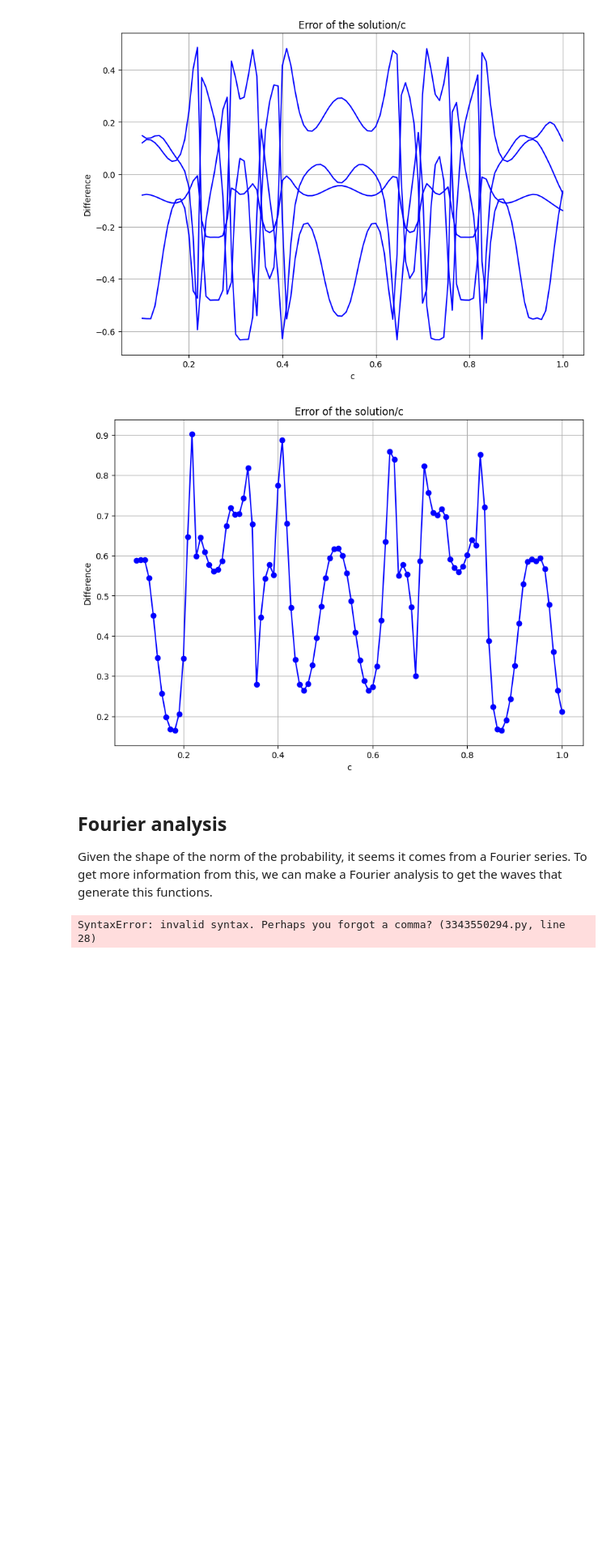
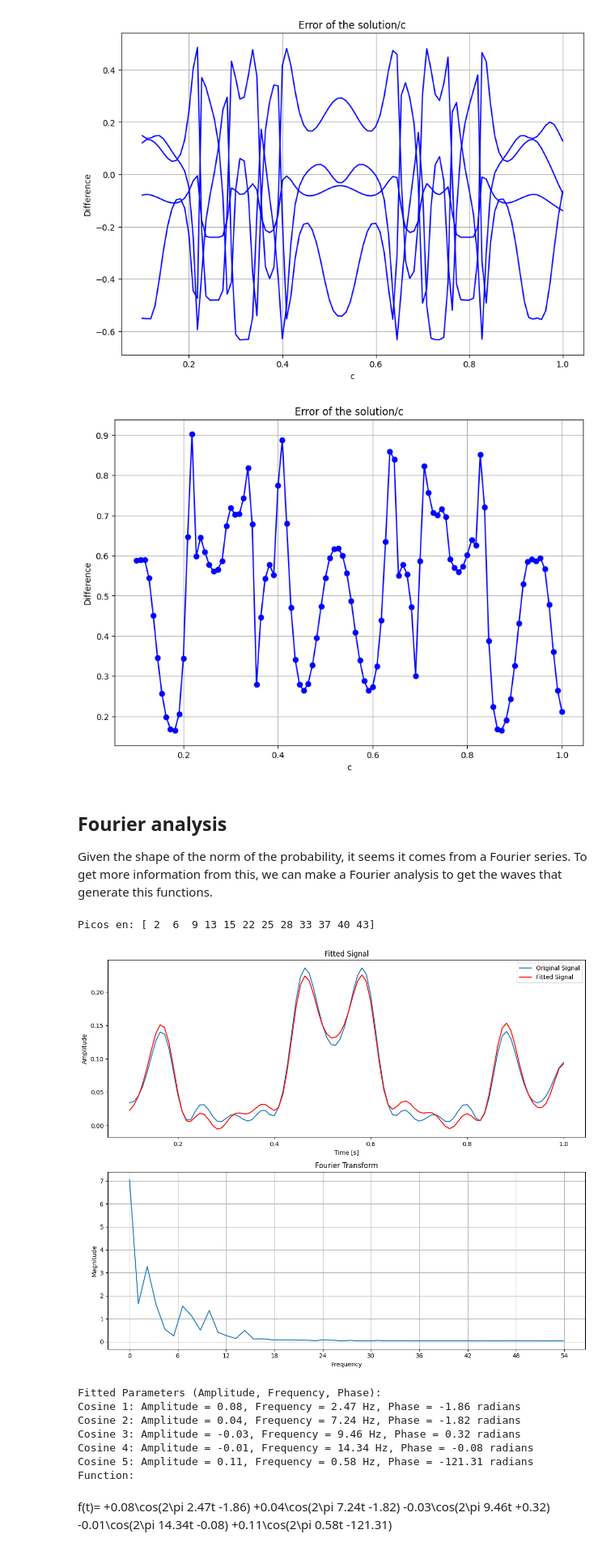
Before and after one commit to Nicofero/CITMAGA, a Jupyter notebook: b_side_approx.ipynb, the cells around one changed output. Shown at 81% size. Cells and saved outputs as stored; diff of their text form; code cells hidden in the pictures; blank space fills up the shorter version.

```diff
--- a/b_side_approx.ipynb
+++ b/b_side_approx.ipynb
@@ -932,7 +932,7 @@ plt.ylabel('Amplitude')
 
 # Plot the magnitude of the FFT result
 plt.subplot(2, 1, 2)
-plt.plot(positive_freqs[], np.abs(positive_fft_result))  # Only plot the positive frequencies
+plt.plot(positive_freqs, np.abs(positive_fft_result))  # Only plot the positive frequencies
 plt.title('Fourier Transform')
 plt.xlabel('Frequency')
 plt.ylabel('Magnitude')
@@ -968,32 +968,41 @@ y_fitted = model_func(arr, *popt)
 plt.subplot(2, 1, 1)
 plt.plot(arr, y_fitted, label='Fitted Signal', color='red')
 plt.title('Fitted Signal')
 plt.legend()
 
 plt.tight_layout()
 
 plt.show()
 
 print("Fitted Parameters (Amplitude, Frequency, Phase):")
 for i in range(len(popt)//3):
     print(f"Cosine {i+1}: Amplitude = {popt[3*i]:.2f}, Frequency = {popt[3*i + 1]:.2f} Hz, Phase = {popt[3*i + 2]:.2f} radians")
 
 print('Function:')
 latex_str = r"f(t)="
 for i in range(len(popt)//3):
     amplitude = f"{popt[3*i]:+0.2f}"
     frequency = f"{popt[3*i + 1]:.2f}"
     phase = f"{popt[3*i + 2]:+0.2f}"
     latex_str += rf" {amplitude}\cos(2\pi {frequency}t {phase})"
-display(Latex('$'+latex_str+'$'))
+display(Latex(latex_str))
 display(Math(latex_str))
 # Identify significant frequencies (simple peak detection)
 # significant_indices = np.where(positive_fft_result > np.max(positive_fft_result) * 0.1)[0]
 # significant_freqs = positive_freqs[significant_indices]
 # significant_magnitudes = positive_fft_result[significant_indices]
 
 # Print significant frequencies and their magnitudes
 # for freq, magnitude in zip(significant_freqs, significant_magnitudes):
 #     print(f"Frequency: {freq:.2f} Hz, Magnitude: {magnitude:.2f}")
 # %% [output]
-SyntaxError: invalid syntax. Perhaps you forgot a comma? (3343550294.py, line 28)
+Picos en: [ 2  6  9 13 15 22 25 28 33 37 40 43]
+[figure, added]
+Fitted Parameters (Amplitude, Frequency, Phase):
+Cosine 1: Amplitude = 0.08, Frequency = 2.47 Hz, Phase = -1.86 radians
+Cosine 2: Amplitude = 0.04, Frequency = 7.24 Hz, Phase = -1.82 radians
+Cosine 3: Amplitude = -0.03, Frequency = 9.46 Hz, Phase = 0.32 radians
+Cosine 4: Amplitude = -0.01, Frequency = 14.34 Hz, Phase = -0.08 radians
+Cosine 5: Amplitude = 0.11, Frequency = 0.58 Hz, Phase = -121.31 radians
+Function:
+f(t)= +0.08\cos(2\pi 2.47t -1.86) +0.04\cos(2\pi 7.24t -1.82) -0.03\cos(2\pi 9.46t +0.32) -0.01\cos(2\pi 14.34t -0.08) +0.11\cos(2\pi 0.58t -121.31)
```
Also changed, not shown: parts of 1 cell of this notebook.
